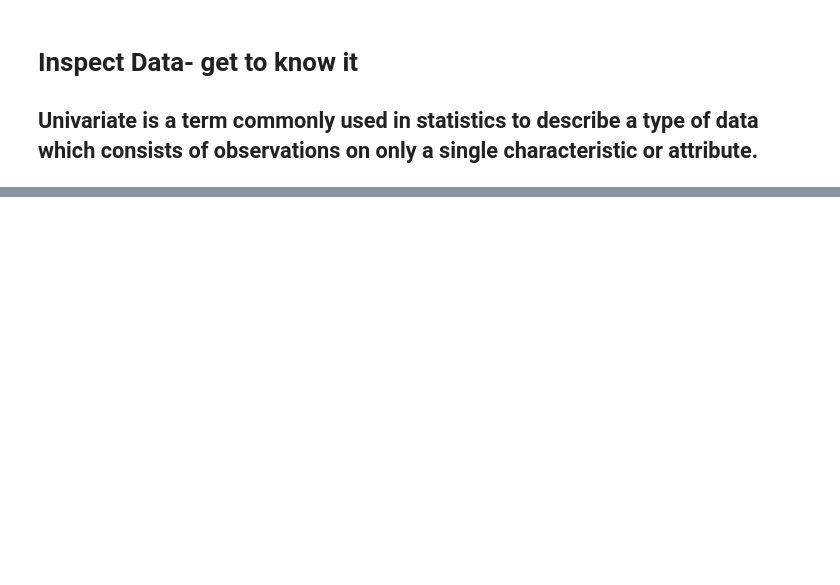
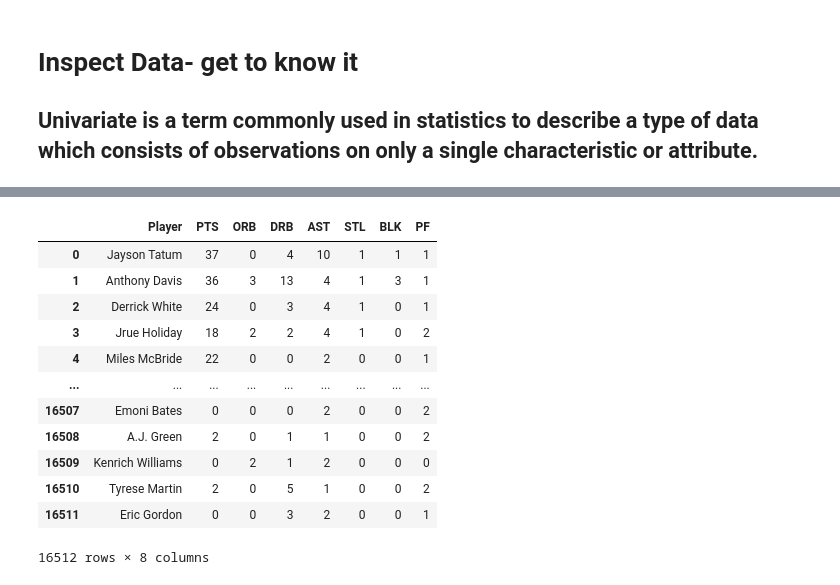
Before and after one commit to Medha-Subramaniyan/code_fun, a Jupyter notebook: nba_challenge.ipynb, the cells around one changed output, grey strips where cells are left out. Cells and saved outputs as stored; diff of their text form; code cells hidden in the pictures; blank space fills up the shorter version.

```diff
--- a/nba_challenge.ipynb
+++ b/nba_challenge.ipynb
@@ -188,0 +183,3 @@ stats.head(5)
+# %%
+stats_25 = pd.read_csv("database_24_25.csv")
+stats_25['Data'] = pd.to_datetime(stats_25['Data'])
@@ -188,0 +264,19 @@ stats.head(5)
+# %%
+ident = stats_25[['Player', 'Tm', 'Opp', 'Res']]
+use = stats_25[['Player', 'MP', 'FGA', '3PA', 'FTA', 'TOV']]
+eff = stats_25[['Player','FG%', '3P%', 'FT%']]
+prod = stats_25[['Player','PTS', 'ORB', 'DRB', 'AST', 'STL', 'BLK', 'PF']]
+# %% [output]
+|  | Player | PTS | ORB | DRB | AST | STL | BLK | PF |
+| 0 | Jayson Tatum | 37 | 0 | 4 | 10 | 1 | 1 | 1 |
+| 1 | Anthony Davis | 36 | 3 | 13 | 4 | 1 | 3 | 1 |
+| 2 | Derrick White | 24 | 0 | 3 | 4 | 1 | 0 | 1 |
+| 3 | Jrue Holiday | 18 | 2 | 2 | 4 | 1 | 0 | 2 |
+| 4 | Miles McBride | 22 | 0 | 0 | 2 | 0 | 0 | 1 |
+| ... | ... | ... | ... | ... | ... | ... | ... | ... |
+| 16507 | Emoni Bates | 0 | 0 | 0 | 2 | 0 | 0 | 2 |
+| 16508 | A.J. Green | 2 | 0 | 1 | 1 | 0 | 0 | 2 |
+| 16509 | Kenrich Williams | 0 | 2 | 1 | 2 | 0 | 0 | 0 |
+| 16510 | Tyrese Martin | 2 | 0 | 5 | 1 | 0 | 0 | 2 |
+| 16511 | Eric Gordon | 0 | 0 | 3 | 2 | 0 | 0 | 1 |
+16512 rows × 8 columns
```
Also changed, not shown: parts of 15 cells of this notebook, 2 other files.
